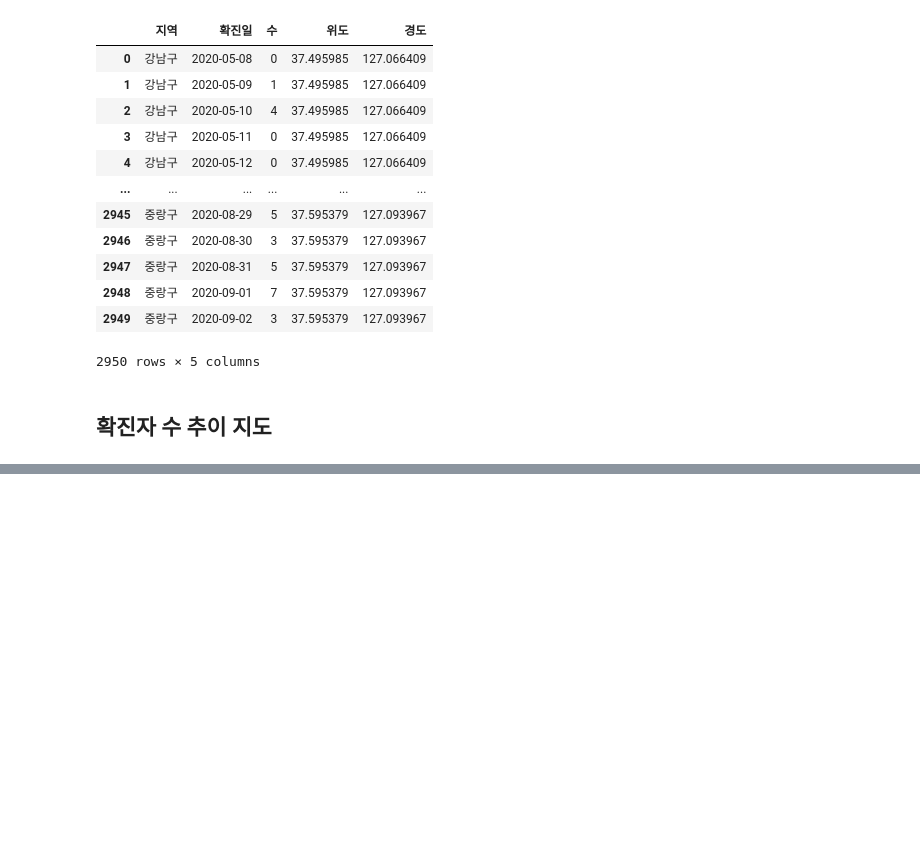
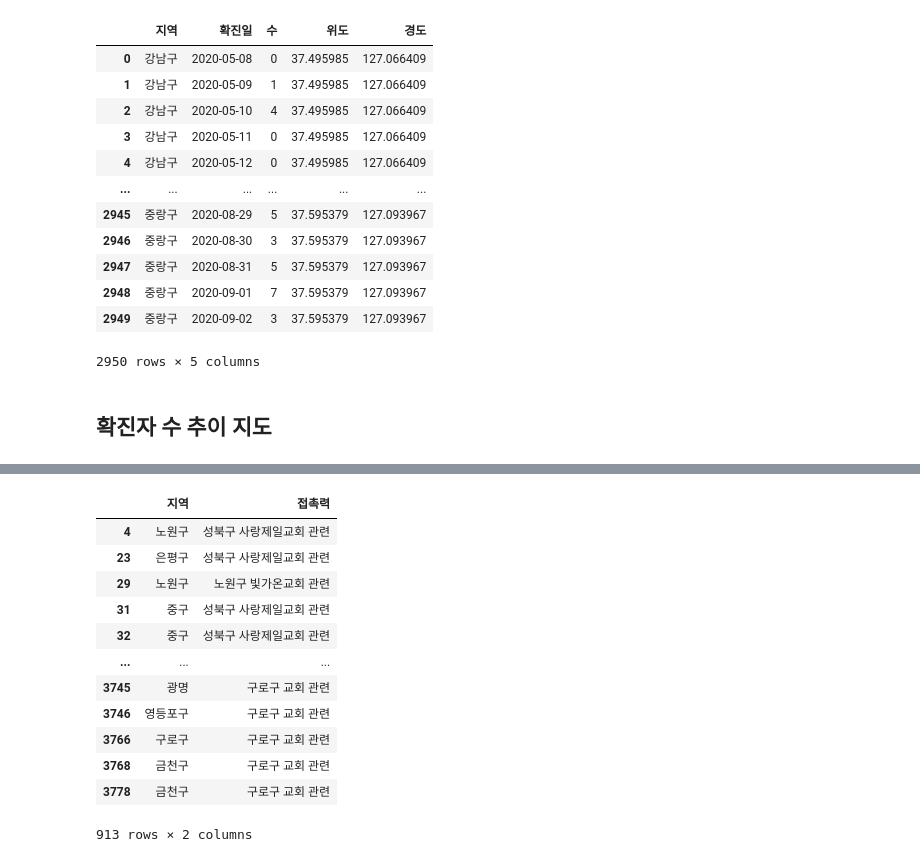
Before and after one commit to Lagom92/covid_visualize, a Jupyter notebook: note/2-2_5월부터7월까지_유동인구_확진자_추이.ipynb, the cells around one changed output, grey strips where cells are left out. Cells and saved outputs as stored; diff of their text form; code cells hidden in the pictures; blank space fills up the shorter version.

```diff
--- a/note/2-2_5월부터7월까지_유동인구_확진자_추이.ipynb
+++ b/note/2-2_5월부터7월까지_유동인구_확진자_추이.ipynb
@@ -654,0 +654,29 @@ fig.show()
+# %%
+church=['성북구 사랑제일교회 관련',
+        '구로구 교회 관련', '용인시 우리제일교회 관련',
+        '수도권 개척교회 관련', '용인시 우리제일교회',
+        '노원구 빛가온교회 관련', '왕성교회 관련',
+        '여의도 순복음교회 관련', '송파구 교회관련',
+        '순복음 강북교회', '영등포구 권능교회']
+# %%
+infected_church = pd.DataFrame(columns=['지역','접촉력'])
+for i in range(len(infected_df)):
+    tmp = infected_df[['지역','접촉력']].iloc[i,1]
+    if tmp in church:
+        infected_church = infected_church.append(infected_df[['지역','접촉력']].iloc[i])
+
+infected_church
+# %% [output]
+|  | 지역 | 접촉력 |
+| 4 | 노원구 | 성북구 사랑제일교회 관련 |
+| 23 | 은평구 | 성북구 사랑제일교회 관련 |
+| 29 | 노원구 | 노원구 빛가온교회 관련 |
+| 31 | 중구 | 성북구 사랑제일교회 관련 |
+| 32 | 중구 | 성북구 사랑제일교회 관련 |
+| ... | ... | ... |
+| 3745 | 광명 | 구로구 교회 관련 |
+| 3746 | 영등포구 | 구로구 교회 관련 |
+| 3766 | 구로구 | 구로구 교회 관련 |
+| 3768 | 금천구 | 구로구 교회 관련 |
+| 3778 | 금천구 | 구로구 교회 관련 |
+913 rows × 2 columns
```
Also changed, not shown: parts of 9 cells of this notebook, 2 other files.
